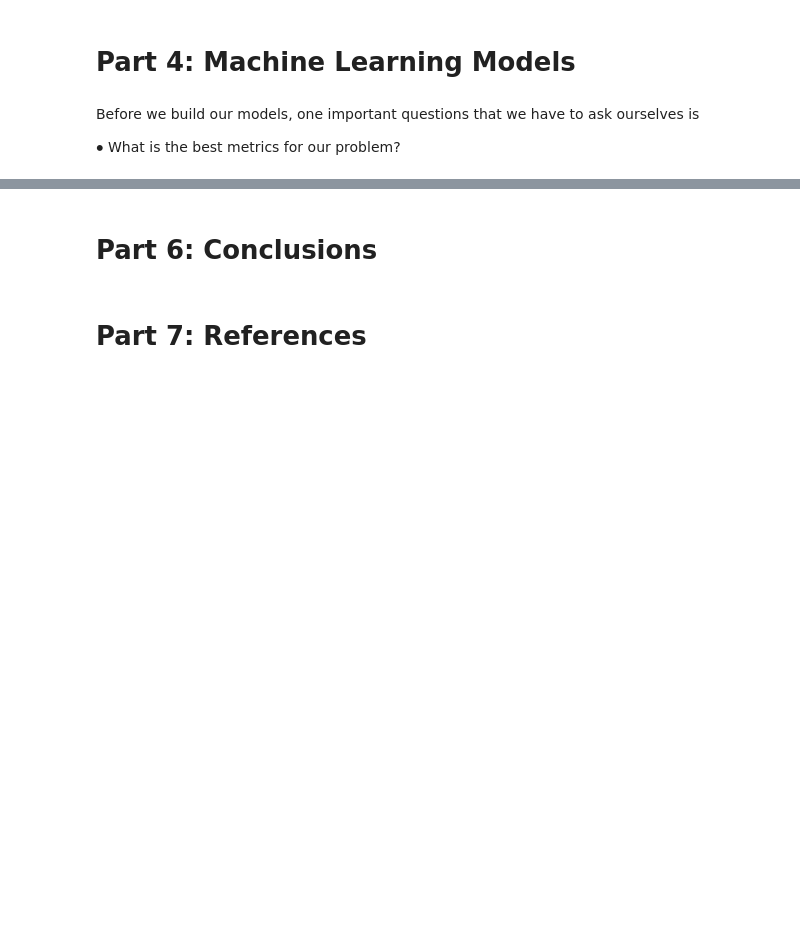
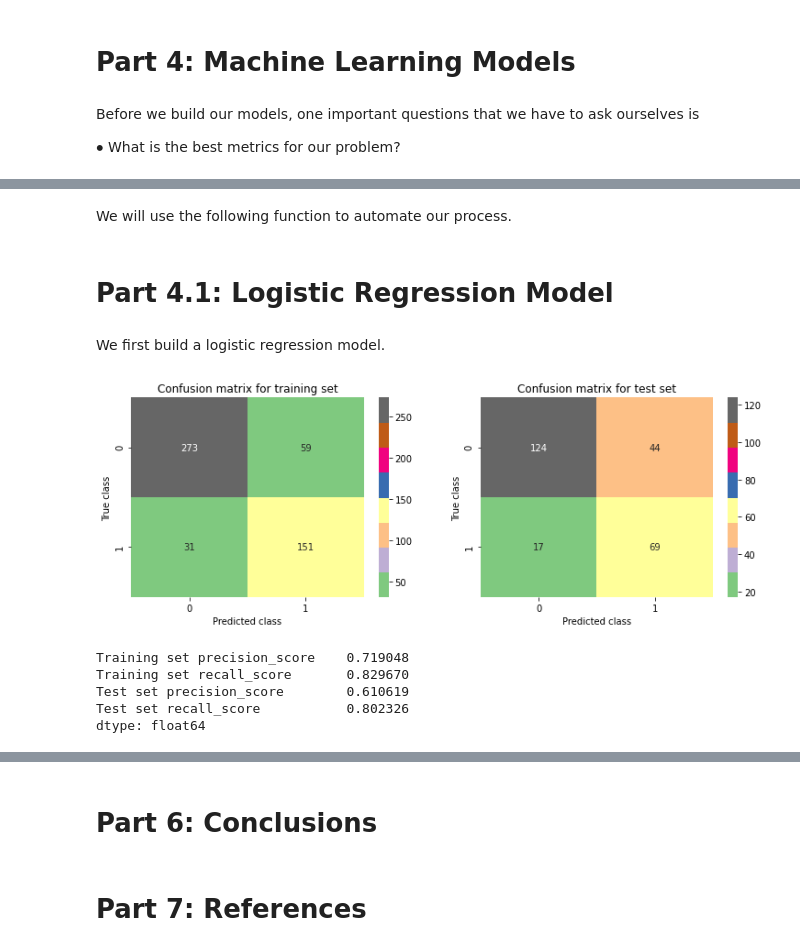
Before and after one commit to tungprime/Diabete-prediction, a Jupyter notebook: Diabetes predictions.ipynb, the cells around one changed output, grey strips where cells are left out. Drawn from its saved outputs; the diff is of its cells as text; code cells hidden in the pictures; blank space fills up the shorter version.

```diff
--- a/Diabetes predictions.ipynb
+++ b/Diabetes predictions.ipynb
@@ -318,0 +329,2 @@ $\bullet$ What is the best metrics for our problem?
+# %% [markdown]
+We will use the following function to automate our process.
@@ -318,0 +377,20 @@ $\bullet$ What is the best metrics for our problem?
+# %% [markdown]
+# Part 4.1: Logistic Regression Model
+# %% [markdown]
+We first build a logistic regression model.
+# %%
+#logistic regression model
+X=data
+y=df['Outcome']
+#using weights to put higher penalty on false negative errors
+weights=weights={1: 2, 0: 1}
+
+model=LogisticRegression(class_weight=weights)
+diabetes_prediction(X,y, model)
+# %% [output]
+[figure, added]
+Training set precision_score    0.719048
+Training set recall_score       0.829670
+Test set precision_score        0.610619
+Test set recall_score           0.802326
+dtype: float64
```
Also changed, not shown: parts of 23 cells of this notebook.
